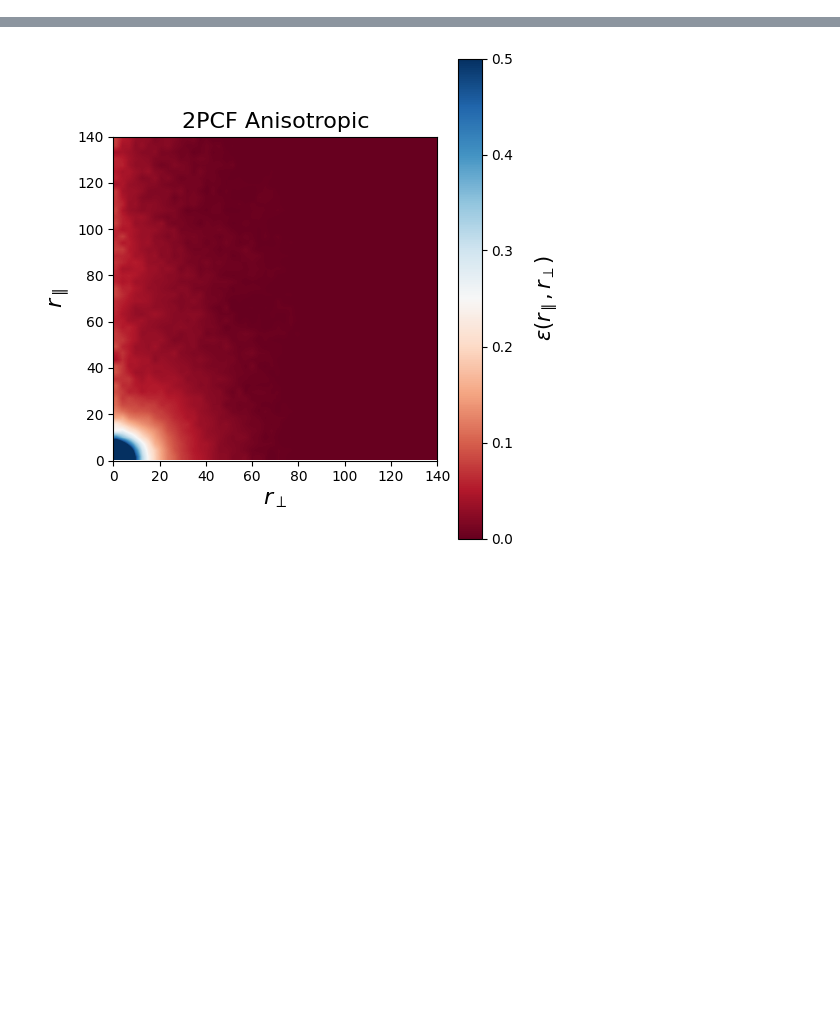
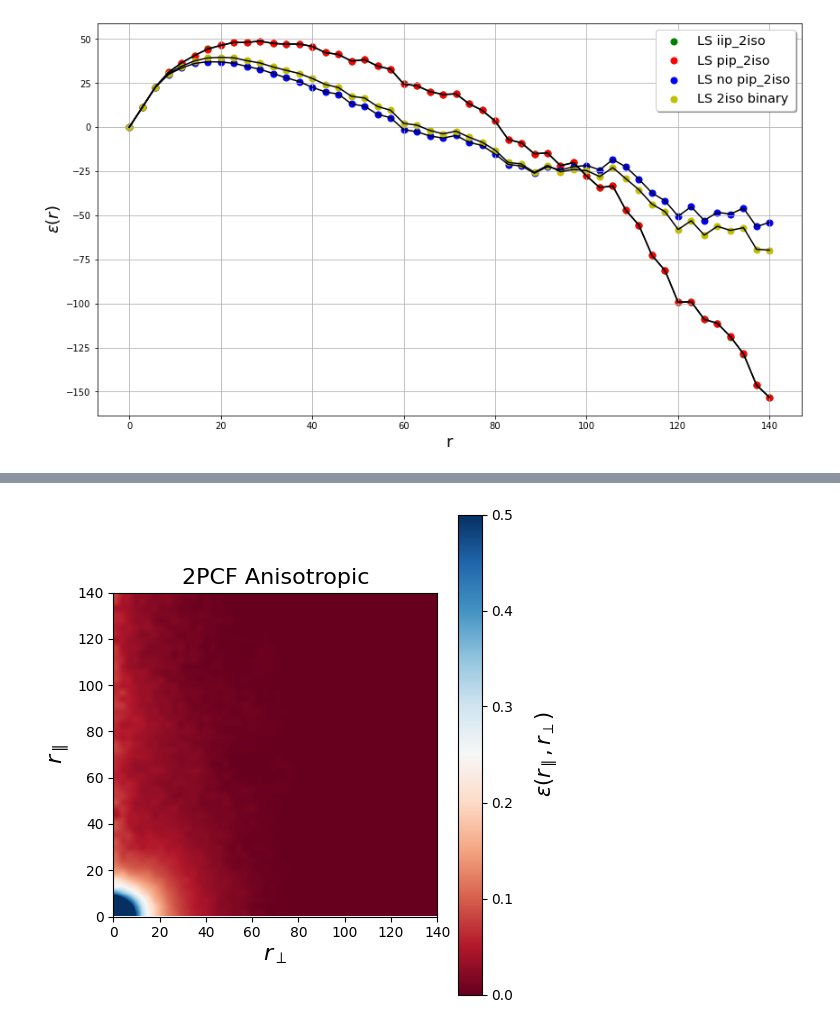
Before and after one commit to jaarpa/3PCFGPU, a Jupyter notebook: plot_results.ipynb, the cells around one changed output, grey strips where cells are left out. Cells and saved outputs as stored; diff of their text form; code cells hidden in the pictures; blank space fills up the shorter version.

```diff
--- a/plot_results.ipynb
+++ b/plot_results.ipynb
@@ -17,6 +19,25 @@ eps_LS_pip = estim_2p_ls(DD_pip, RR_pip, DR_pip)
 eps_LS = estim_2p_ls(DD, RR, DR)
 
 r = np.linspace(0,DMAX,BINS)
+# %%
+fig = plt.figure(figsize=(14,8))
+plt.scatter(r,(r**2)*eps_LS_iip, s=BINS, c='g',label='LS iip_2iso')
+plt.scatter(r,(r**2)*eps_LS_pip, s=BINS, c='r',label='LS pip_2iso')
+plt.scatter(r,(r**2)*eps_LS, s=BINS, c='b',label='LS no pip_2iso')
+plt.scatter(r,(r**2)*eps_LS_2, s=BINS, c='y',label='LS 2iso binary')
+plt.plot(r,(r**2)*eps_LS_iip,'k-')
+plt.plot(r,(r**2)*eps_LS_pip,'k-')
+plt.plot(r,(r**2)*eps_LS,'k-')
+plt.plot(r,(r**2)*eps_LS_2,'k-')
+# plt.ylim(0,3)
+plt.xlabel('r',fontsize=18)
+plt.ylabel('$\epsilon(r)$',fontsize=18)
+plt.legend(shadow=True, fontsize='x-large')
+plt.grid()
+# plt.savefig(TITLE)
+plt.show()
+# %% [output]
+[figure, added]
 # %%
 fig = plt.figure(figsize=(14,8))
 plt.scatter(r,eps_LS_iip, s=BINS, c='g',label='LS iip_2iso')
```
Also changed, not shown: parts of 4 cells of this notebook.
